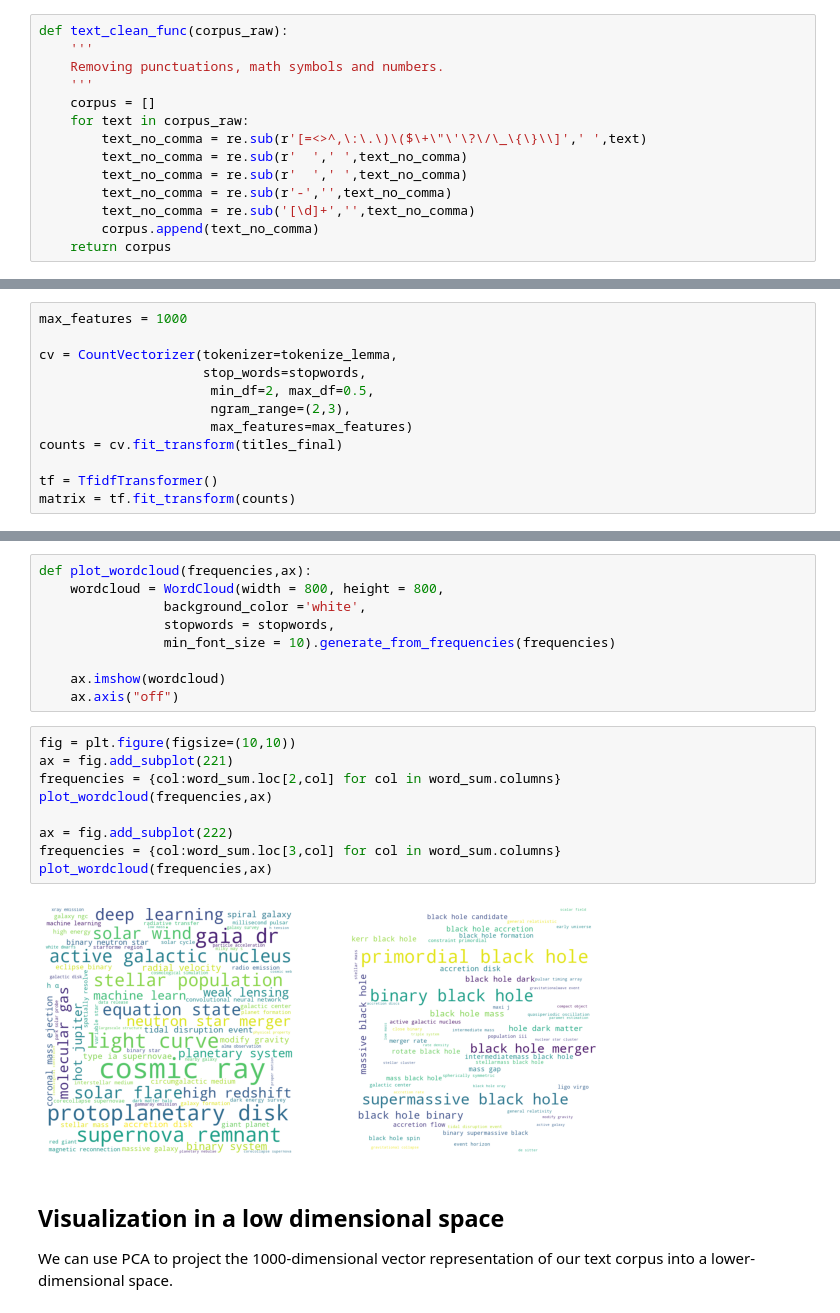
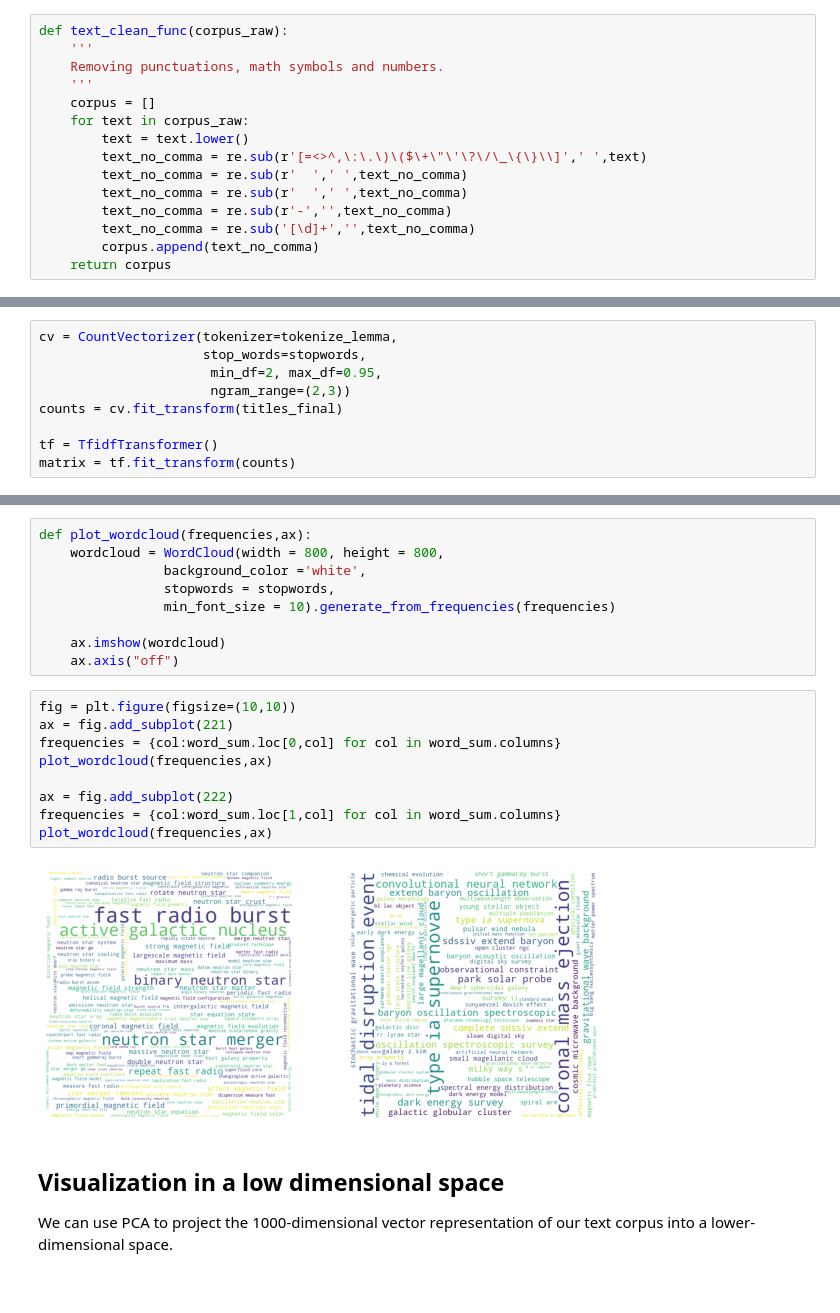
Before and after one commit to burning-river/arxiv_topic_modeling, a Jupyter notebook: astro-ph.ipynb, the cells around one changed output, grey strips where cells are left out. Drawn from its saved outputs; the diff is of its cells as text.

```diff
--- a/astro-ph.ipynb
+++ b/astro-ph.ipynb
@@ -116,6 +119,7 @@ def text_clean_func(corpus_raw):
     '''
     corpus = []
     for text in corpus_raw:
+        text = text.lower()
         text_no_comma = re.sub(r'[=<>^,\:\.\)\($\+\"\'\?\/\_\{\}\\]',' ',text)
         text_no_comma = re.sub(r'  ',' ',text_no_comma)
         text_no_comma = re.sub(r'  ',' ',text_no_comma)
@@ -153,13 +157,10 @@ No that we have the lemmatizer and a set of stopwords, we use `CountVectorizer`
 
 Next, we implement the `TfidfTransformer` which weighs the words by the inverse document frequency.
 # %%
-max_features = 1000
-
 cv = CountVectorizer(tokenizer=tokenize_lemma,
                      stop_words=stopwords,
-                      min_df=2, max_df=0.5,
-                      ngram_range=(2,3),
-                      max_features=max_features)
+                      min_df=2, max_df=0.95,
+                      ngram_range=(2,3))
 counts = cv.fit_transform(titles_final)
 
 tf = TfidfTransformer()
@@ -308,14 +320,14 @@ def plot_wordcloud(frequencies,ax):
 # %%
 fig = plt.figure(figsize=(10,10))
 ax = fig.add_subplot(221)
-frequencies = {col:word_sum.loc[2,col] for col in word_sum.columns}
+frequencies = {col:word_sum.loc[0,col] for col in word_sum.columns}
 plot_wordcloud(frequencies,ax)
 
 ax = fig.add_subplot(222)
-frequencies = {col:word_sum.loc[3,col] for col in word_sum.columns}
+frequencies = {col:word_sum.loc[1,col] for col in word_sum.columns}
 plot_wordcloud(frequencies,ax)
 # %% [output]
-[figure, old version]
+[figure, new version]
 # %% [markdown]
 ## Visualization in a low dimensional space
 
```
Also changed, not shown: parts of 60 cells of this notebook.
